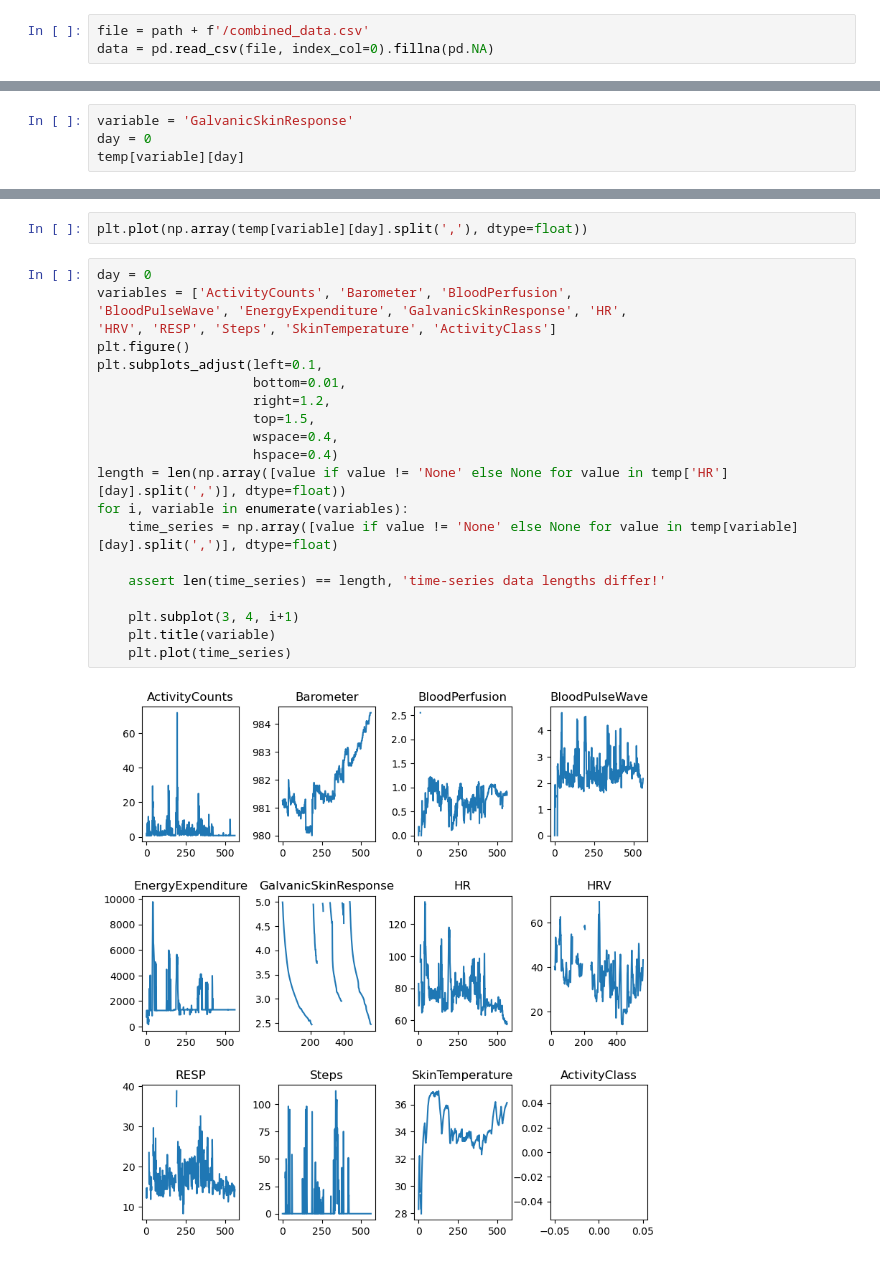
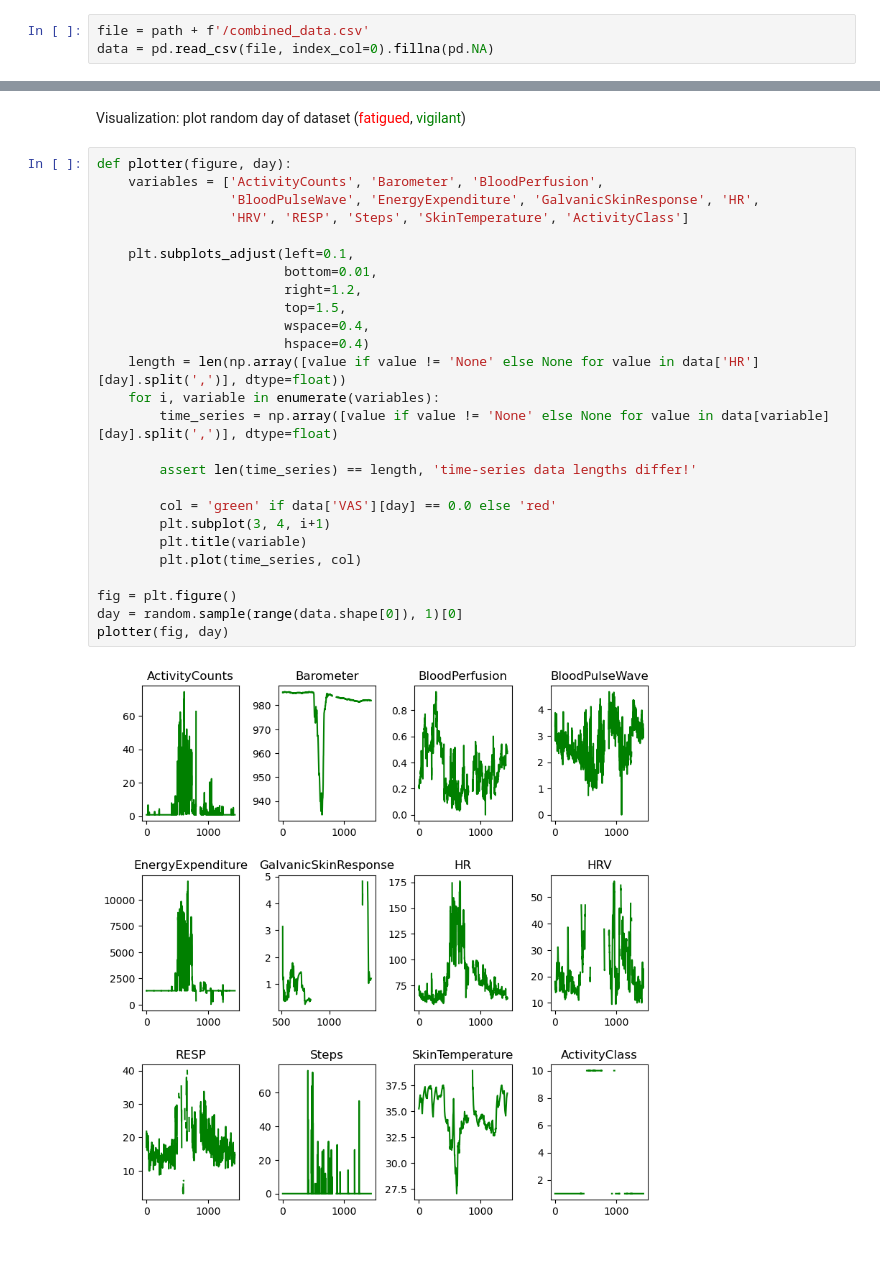
Before and after one commit to Yahnnosh/Sensor-Based-Modeling-of-Fatigue-Using-Transformer-Model, a Jupyter notebook: preproc_data.ipynb, the cells around one changed output, grey strips where cells are left out. Cells and saved outputs as stored; diff of their text form.

```diff
--- a/preproc_data.ipynb
+++ b/preproc_data.ipynb
@@ -84,4 +14,0 @@ sqldf(query)
-# %%
-variable = 'GalvanicSkinResponse'
-day = 0
-temp[variable][day]
@@ -162,25 +15,30 @@ array([       nan,        nan,        nan,        nan,        nan,
-# %%
-plt.plot(np.array(temp[variable][day].split(','), dtype=float))
+# %% [markdown]
+Visualization: plot random day of dataset (<span style="color:red">fatigued</span>, <span style="color:green">vigilant</span>)
 # %%
-day = 0
-variables = ['ActivityCounts', 'Barometer', 'BloodPerfusion',
-'BloodPulseWave', 'EnergyExpenditure', 'GalvanicSkinResponse', 'HR',
-'HRV', 'RESP', 'Steps', 'SkinTemperature', 'ActivityClass']
-plt.figure()
-plt.subplots_adjust(left=0.1,
-                    bottom=0.01,
-                    right=1.2,
-                    top=1.5,
-                    wspace=0.4,
-                    hspace=0.4)
-length = len(np.array([value if value != 'None' else None for value in temp['HR'][day].split(',')], dtype=float))
-for i, variable in enumerate(variables):
-    time_series = np.array([value if value != 'None' else None for value in temp[variable][day].split(',')], dtype=float)
+def plotter(figure, day):
+    variables = ['ActivityCounts', 'Barometer', 'BloodPerfusion',
+                 'BloodPulseWave', 'EnergyExpenditure', 'GalvanicSkinResponse', 'HR',
+                 'HRV', 'RESP', 'Steps', 'SkinTemperature', 'ActivityClass']
 
-    assert len(time_series) == length, 'time-series data lengths differ!'
+    plt.subplots_adjust(left=0.1,
+                        bottom=0.01,
+                        right=1.2,
+                        top=1.5,
+                        wspace=0.4,
+                        hspace=0.4)
+    length = len(np.array([value if value != 'None' else None for value in data['HR'][day].split(',')], dtype=float))
+    for i, variable in enumerate(variables):
+        time_series = np.array([value if value != 'None' else None for value in data[variable][day].split(',')], dtype=float)
 
-    plt.subplot(3, 4, i+1)
-    plt.title(variable)
-    plt.plot(time_series)
+        assert len(time_series) == length, 'time-series data lengths differ!'
+
+        col = 'green' if data['VAS'][day] == 0.0 else 'red'
+        plt.subplot(3, 4, i+1)
+        plt.title(variable)
+        plt.plot(time_series, col)
+
+fig = plt.figure()
+day = random.sample(range(data.shape[0]), 1)[0]
+plotter(fig, day)
 # %% [output]
-[figure, old version]
+[figure, new version]
```
Also changed, not shown: parts of 26 cells of this notebook, 4 other files.
